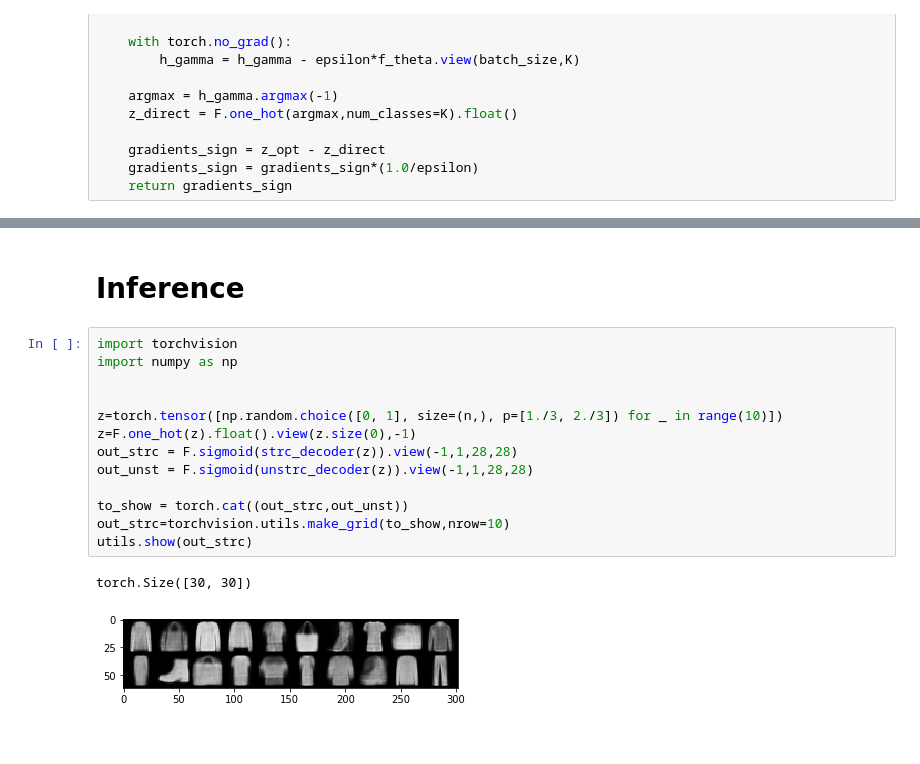
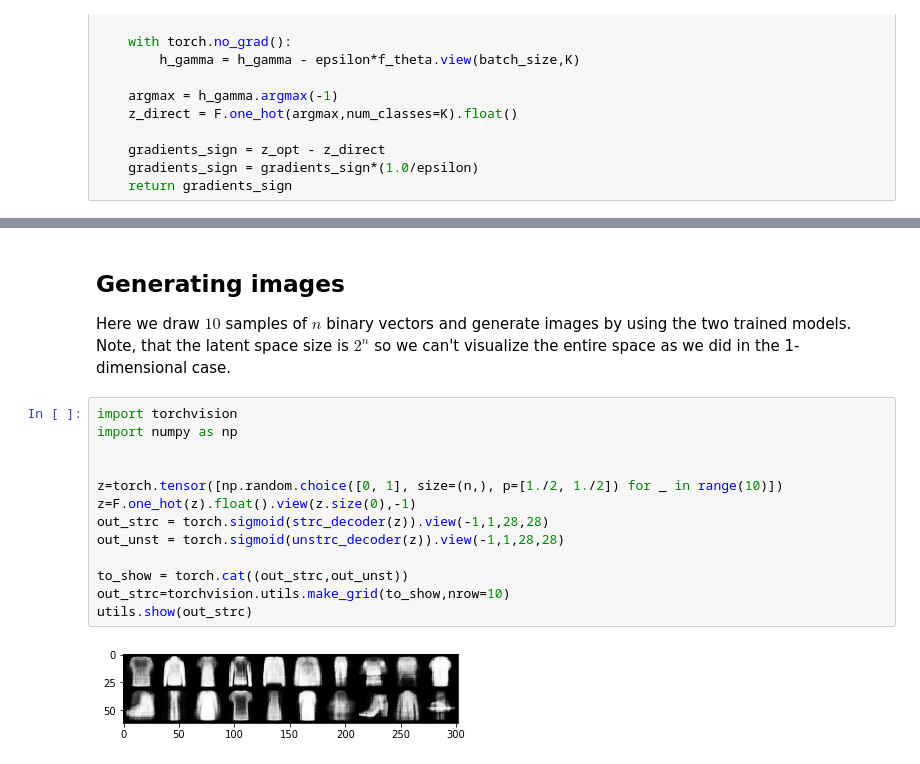
Before and after one commit to GuyLor/Direct-VAE, a Jupyter notebook: docs/Blog.ipynb, the cells around one changed output, grey strips where cells are left out. Cells and saved outputs as stored; diff of their text form.

```diff
--- a/docs/Blog.ipynb
+++ b/docs/Blog.ipynb
@@ -756,21 +852,23 @@ utils.show_and_save_plots([[(tr_unstr,te_unstr),'Direct unstructured'],
-# %% [markdown]
-# Inference
+# %% [markdown]
+## Generating images
+
+Here we draw $10$ samples of $n$ binary vectors and generate images by using the two trained models.
+Note, that the latent space size is $2^n$ so we can't visualize the entire space as we did in the 1-dimensional case.
 # %%
 import torchvision
 import numpy as np
 
 
-z=torch.tensor([np.random.choice([0, 1], size=(n,), p=[1./3, 2./3]) for _ in range(10)])
+z=torch.tensor([np.random.choice([0, 1], size=(n,), p=[1./2, 1./2]) for _ in range(10)])
 z=F.one_hot(z).float().view(z.size(0),-1)
-out_strc = F.sigmoid(strc_decoder(z)).view(-1,1,28,28)
-out_unst = F.sigmoid(unstrc_decoder(z)).view(-1,1,28,28)
+out_strc = torch.sigmoid(strc_decoder(z)).view(-1,1,28,28)
+out_unst = torch.sigmoid(unstrc_decoder(z)).view(-1,1,28,28)
 
 to_show = torch.cat((out_strc,out_unst))
 out_strc=torchvision.utils.make_grid(to_show,nrow=10)
 utils.show(out_strc)
 # %% [output]
-torch.Size([30, 30])
-[figure, old version]
+[figure, new version]
 # %% [markdown]
 
 
```
Also changed, not shown: parts of 59 cells of this notebook, 14 other files.
